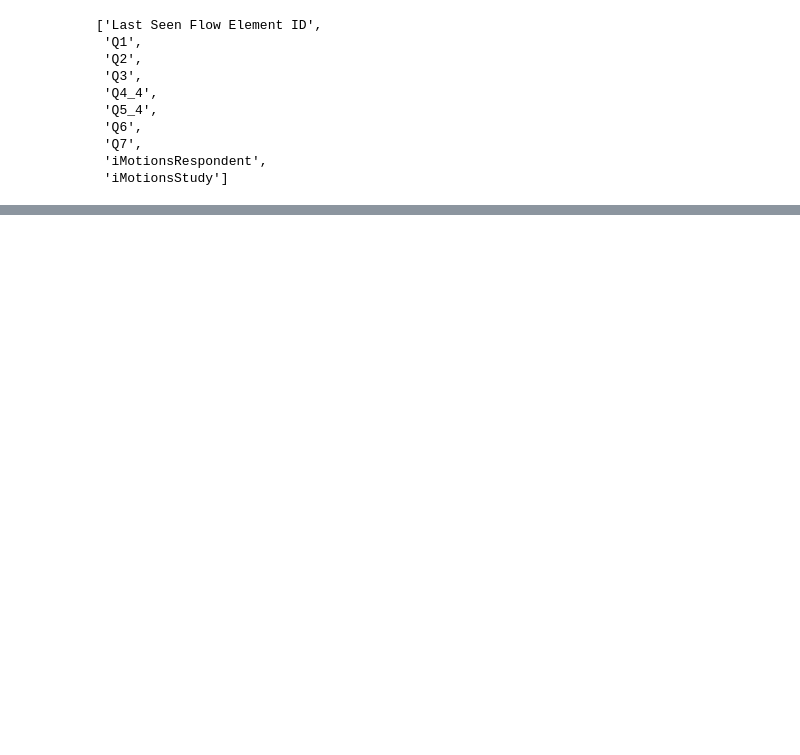
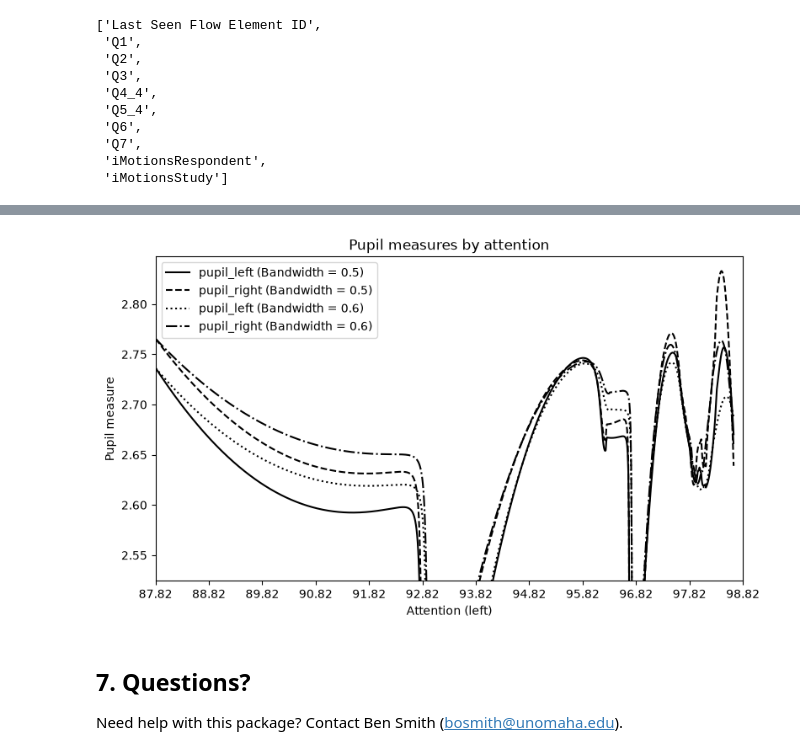
Before and after one commit to UNO-CAB-Lab/python-parsing, a Jupyter notebook: Analysis.ipynb, the cells around one changed output, grey strips where cells are left out. Cells and saved outputs as stored; diff of their text form; code cells hidden in the pictures; blank space fills up the shorter version.

```diff
--- a/Analysis.ipynb
+++ b/Analysis.ipynb
@@ -191,0 +431,17 @@ display(metrics)  # overall model fit
+# %%
+CBACABLab.CreateMultipleLOESSPlots(
+    loess_data,
+    xcolumn="Attention_left",
+    ycolumns=["pupil_left", "pupil_right"],
+    bandwidths=[0.5, 0.6],
+    xlabel="Attention (left)",
+    ylabel="Pupil measure",
+    title="Pupil measures by attention",
+    xStep=1,
+)
+# %% [output]
+[figure, added]
+# %% [markdown]
+## 7. Questions?
+
+Need help with this package? Contact Ben Smith (bosmith@unomaha.edu).
```
Also changed, not shown: parts of 34 cells of this notebook, 1 other file.
